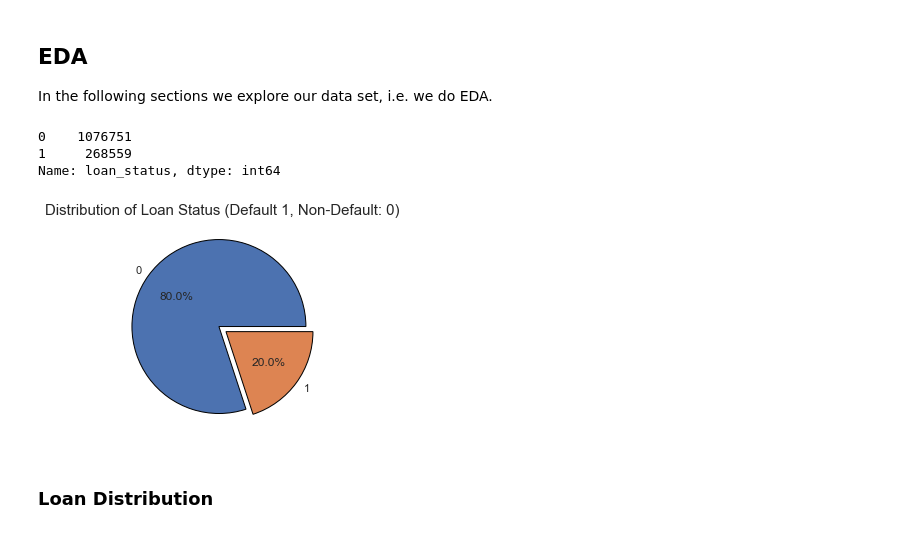
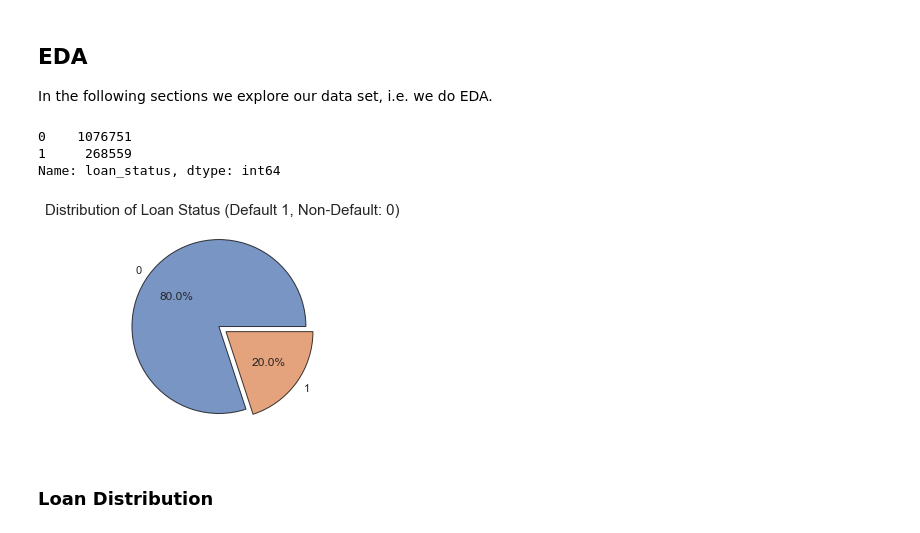
Before and after one commit to negralessio/advanced-ml-final-project, a Jupyter notebook: notebooks/eda.ipynb, the cells around one changed output. Cells and saved outputs as stored; diff of their text form; code cells hidden in the pictures.

Commit message:
Changed alpha of wedges to 0.75

```diff
--- a/notebooks/eda.ipynb
+++ b/notebooks/eda.ipynb
@@ -30,22 +30,22 @@ In the following sections we explore our data set, i.e. we do EDA.
 # %%
 # Get Number of Non-Default (0) and Default (1)
 loan_status_value_count = df['loan_status'].value_counts()
 print(loan_status_value_count)
 
 # Print absolut number
 n_non_default = loan_status_value_count[0]
 n_default = loan_status_value_count[1]
 
 # Pie Plot Settings
 plt.title("Distribution of Loan Status (Default 1, Non-Default: 0)", size = 15)
-plt.pie(x=loan_status_value_count, autopct='%1.1f%%', wedgeprops={"edgecolor":"black"},
+plt.pie(x=loan_status_value_count, autopct='%1.1f%%', wedgeprops={"edgecolor":"black", "alpha": 0.75},
         labels=loan_status_value_count.keys(), explode = [0.05, 0.05])
 plt.show()
 # %% [output]
 0    1076751
 1     268559
 Name: loan_status, dtype: int64
-[figure, old version]
+[figure, new version]
 # %% [markdown]
 ### Loan Distribution
 # %%
```
